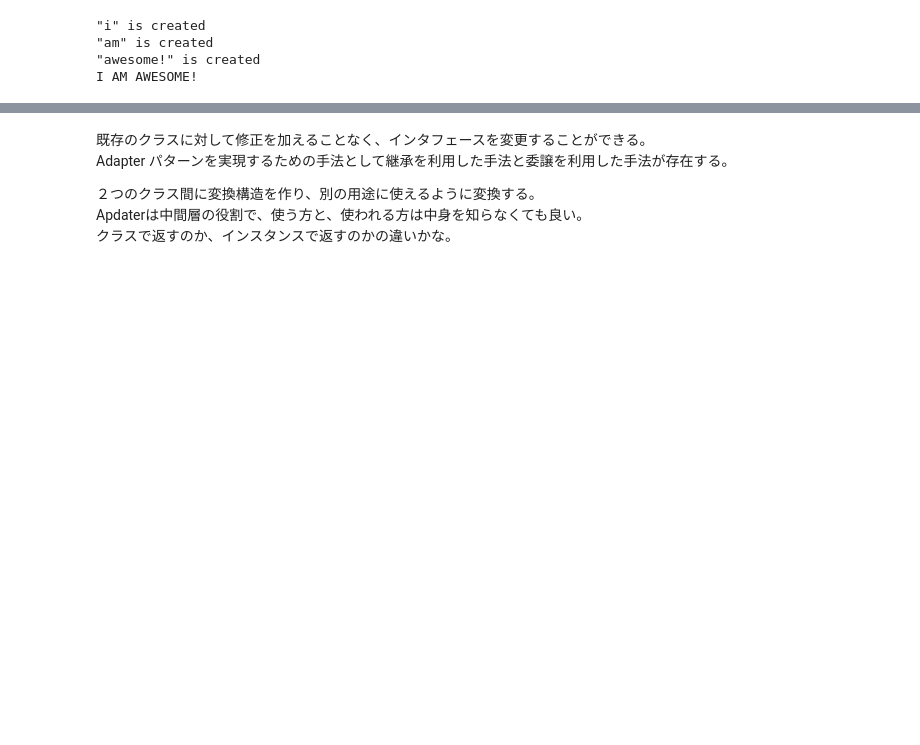
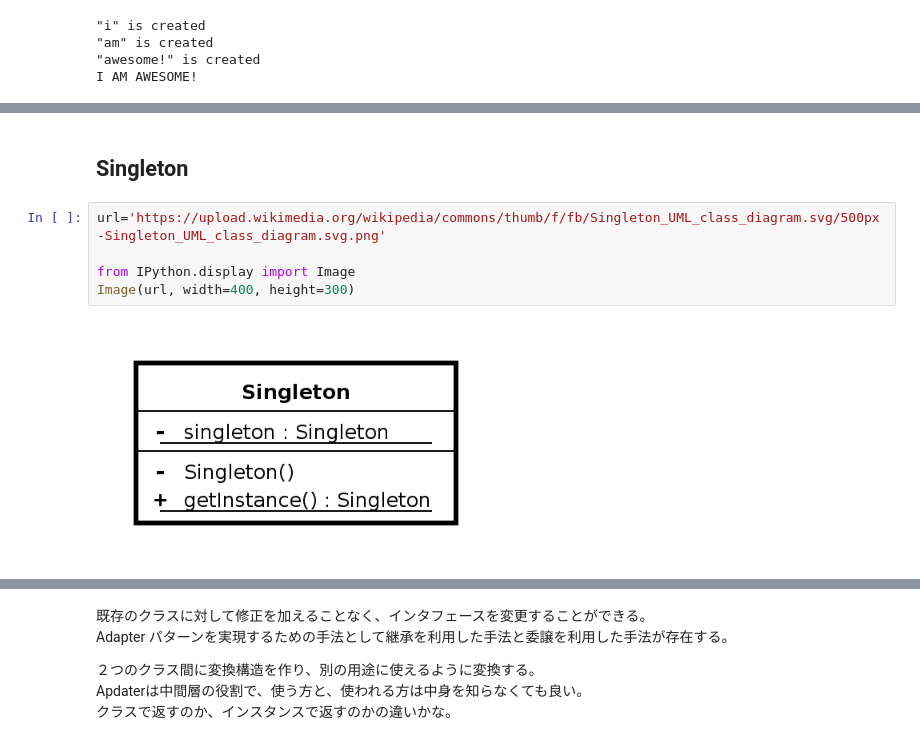
Before and after one commit to kentakozuka/data_science_notes, a Jupyter notebook: design_pattern/design_patter_py.ipynb, the cells around one changed output, grey strips where cells are left out. Cells and saved outputs as stored; diff of their text form; blank space fills up the shorter version.

```diff
--- a/design_pattern/design_patter_py.ipynb
+++ b/design_pattern/design_patter_py.ipynb
@@ -263,0 +123,9 @@ I AM AWESOME!
+# %% [markdown]
+## Singleton
+# %%
+url='https://upload.wikimedia.org/wikipedia/commons/thumb/f/fb/Singleton_UML_class_diagram.svg/500px-Singleton_UML_class_diagram.svg.png'
+
+from IPython.display import Image
+Image(url, width=400, height=300)
+# %% [output]
+[figure, added]
```
Also changed, not shown: parts of 49 cells of this notebook, 1 other file.
